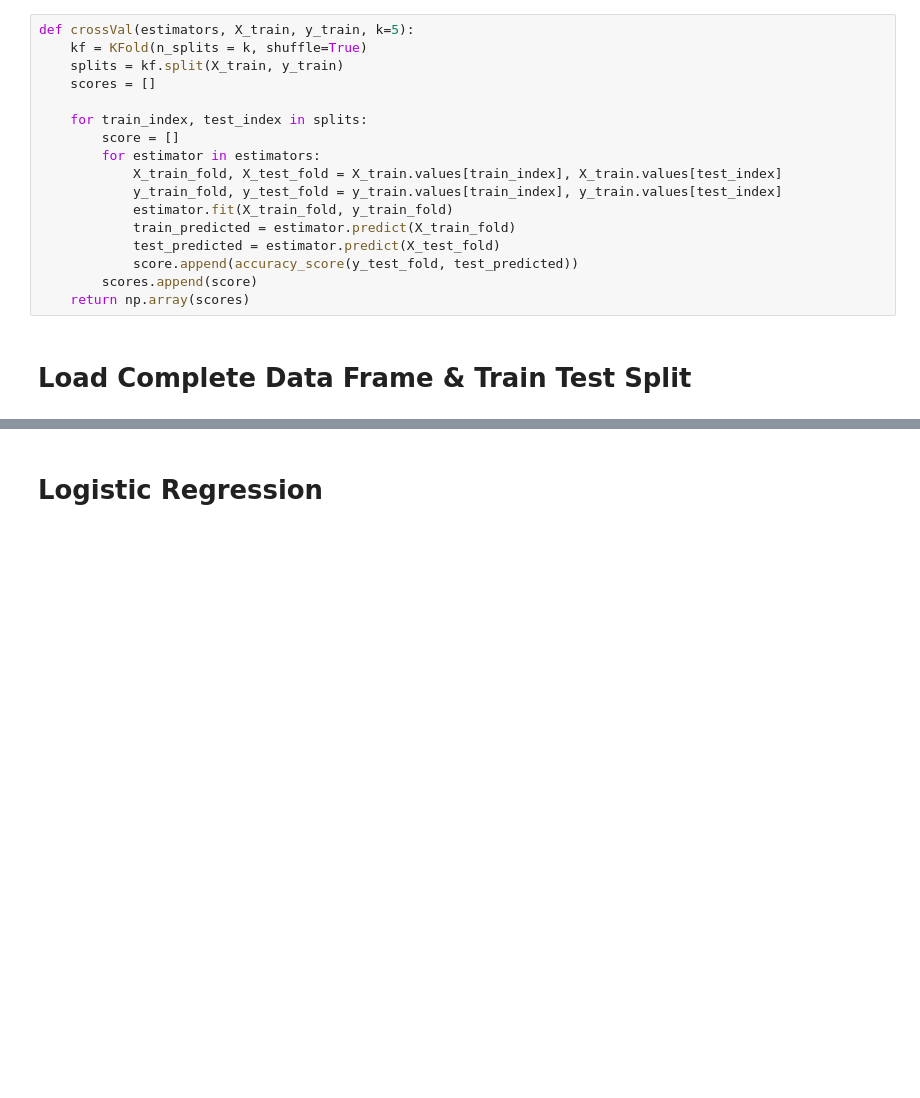
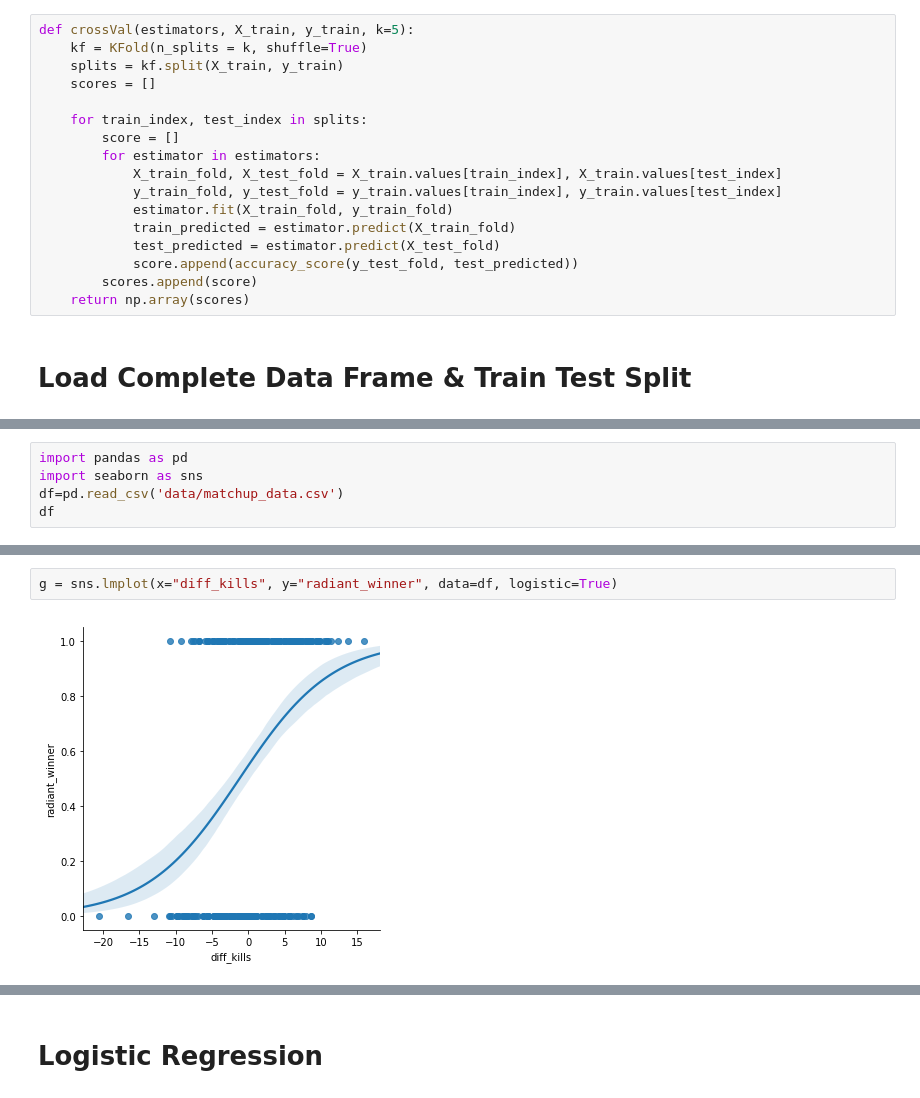
Before and after one commit to jonathanklinn/Dota-2-Predicator, a Jupyter notebook: Pre Tournament Base Models/Model Analysis.ipynb, the cells around one changed output, grey strips where cells are left out. Saved outputs shown, nothing was run; the diff lists cells and outputs as text; blank space fills up the shorter version.

```diff
--- a/Pre Tournament Base Models/Model Analysis.ipynb
+++ b/Pre Tournament Base Models/Model Analysis.ipynb
@@ -65,0 +69,5 @@ X_train, X_test, y_train, y_test = train_test_split(X, y, test_size = 0.33, rand
+# %%
+import pandas as pd
+import seaborn as sns
+df=pd.read_csv('data/matchup_data.csv')
+df
@@ -65,0 +93,4 @@ X_train, X_test, y_train, y_test = train_test_split(X, y, test_size = 0.33, rand
+# %%
+g = sns.lmplot(x="diff_kills", y="radiant_winner", data=df, logistic=True)
+# %% [output]
+[figure, added]
```
Also changed, not shown: parts of 28 cells of this notebook, 4 other files.
